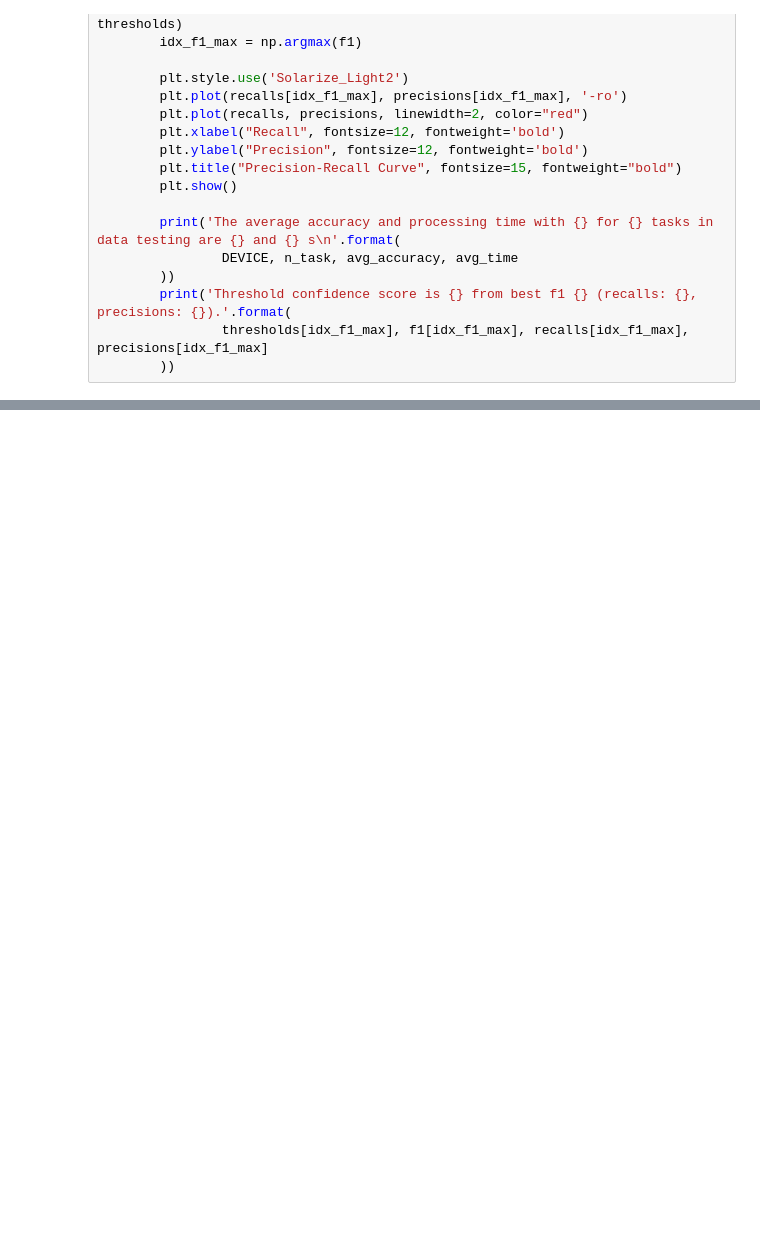
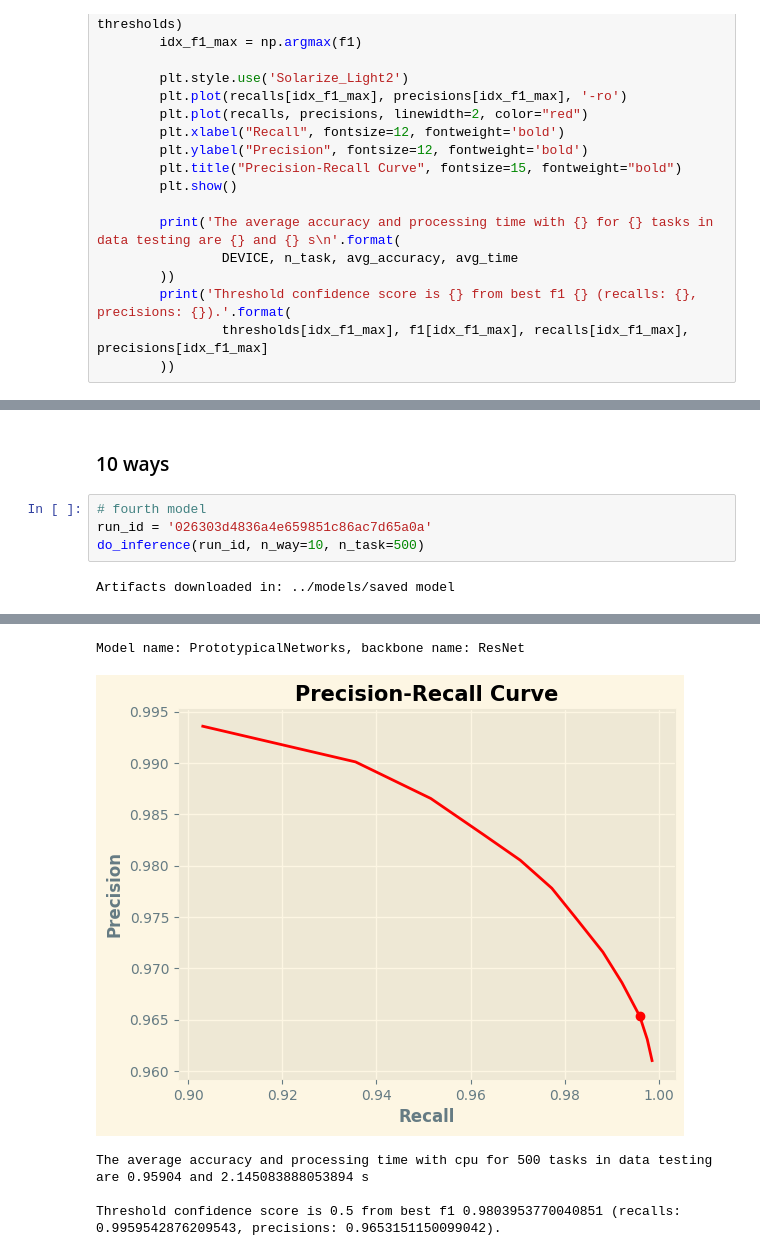
Before and after one commit to afhabibieee/car-attr-classifier, a Jupyter notebook: src/test.ipynb, the cells around one changed output, grey strips where cells are left out. Cells and saved outputs as stored; diff of their text form; blank space fills up the shorter version.

```diff
--- a/src/test.ipynb
+++ b/src/test.ipynb
@@ -124,0 +127,8 @@ Threshold confidence score is 0.55 from best f1 0.9919257165926524 (recalls: 1.0
+# %% [markdown]
+### 10 ways
+# %%
+# fourth model
+run_id = '026303d4836a4e659851c86ac7d65a0a'
+do_inference(run_id, n_way=10, n_task=500)
+# %% [output]
+Artifacts downloaded in: ../models/saved model
@@ -124,0 +136,5 @@ Threshold confidence score is 0.55 from best f1 0.9919257165926524 (recalls: 1.0
+Model name: PrototypicalNetworks, backbone name: ResNet
+[figure, added]
+The average accuracy and processing time with cpu for 500 tasks in data testing are 0.95904 and 2.145083888053894 s
+
+Threshold confidence score is 0.5 from best f1 0.9803953770040851 (recalls: 0.9959542876209543, precisions: 0.9653151150099042).
```
Also changed, not shown: parts of 5 cells of this notebook.
